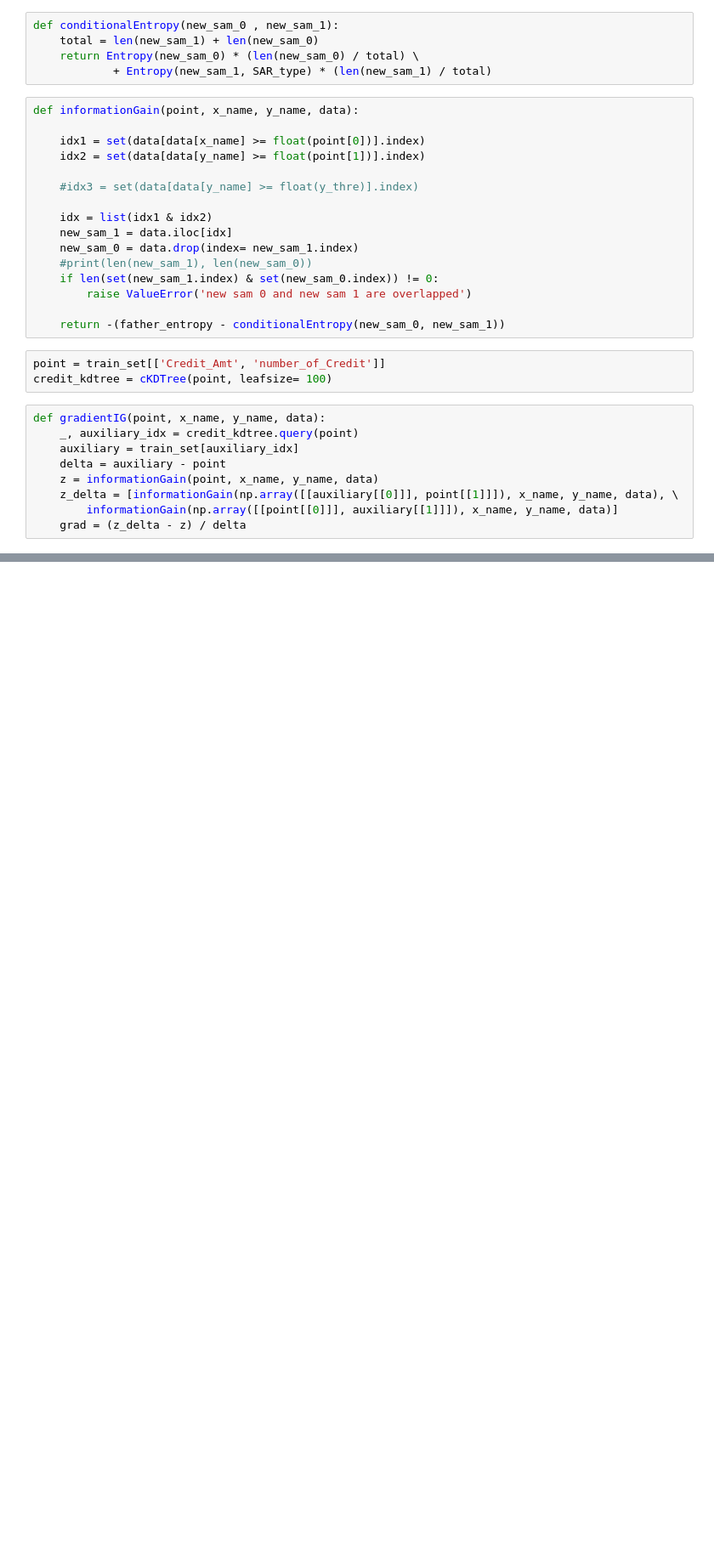
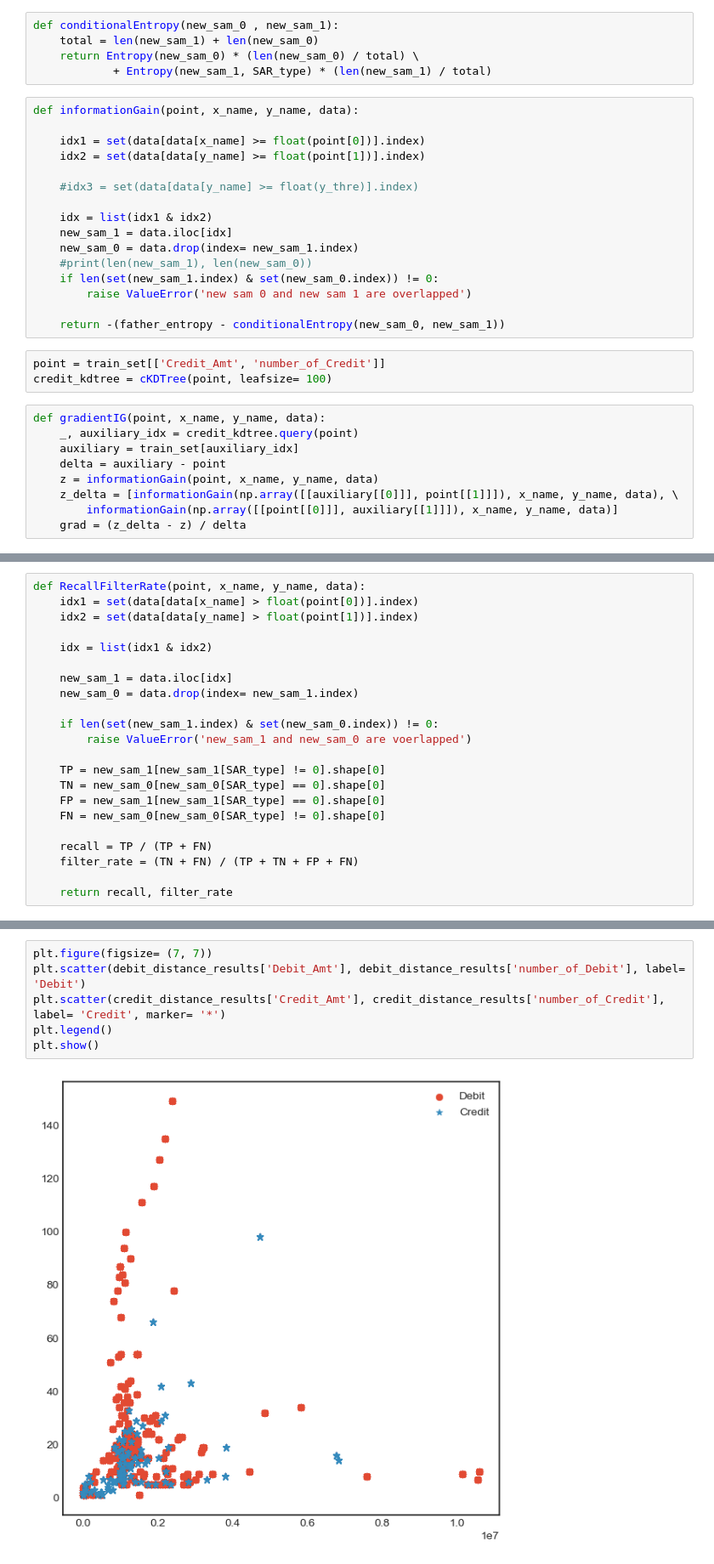
Before and after one commit to eason758/MetaEdge, a Jupyter notebook: code_review.ipynb, the cells around one changed output, grey strips where cells are left out. Shown: that part at 85% size. Saved outputs shown, nothing was run; the diff lists cells and outputs as text; blank space fills up the shorter version.

```diff
--- a/code_review.ipynb
+++ b/code_review.ipynb
@@ -292,0 +361,22 @@ def gradientIG(point, x_name, y_name, data):
+# %%
+def RecallFilterRate(point, x_name, y_name, data):
+    idx1 = set(data[data[x_name] > float(point[0])].index)
+    idx2 = set(data[data[y_name] > float(point[1])].index)
+
+    idx = list(idx1 & idx2)
+
+    new_sam_1 = data.iloc[idx]
+    new_sam_0 = data.drop(index= new_sam_1.index)
+
+    if len(set(new_sam_1.index) & set(new_sam_0.index)) != 0:
+        raise ValueError('new_sam_1 and new_sam_0 are voerlapped')
+
+    TP = new_sam_1[new_sam_1[SAR_type] != 0].shape[0]
+    TN = new_sam_0[new_sam_0[SAR_type] == 0].shape[0]
+    FP = new_sam_1[new_sam_1[SAR_type] == 0].shape[0]
+    FN = new_sam_0[new_sam_0[SAR_type] != 0].shape[0]
+
+    recall = TP / (TP + FN)
+    filter_rate = (TN + FN) / (TP + TN + FP + FN)
+
+    return recall, filter_rate
@@ -292,0 +468,8 @@ def gradientIG(point, x_name, y_name, data):
+# %%
+plt.figure(figsize= (7, 7))
+plt.scatter(debit_distance_results['Debit_Amt'], debit_distance_results['number_of_Debit'], label= 'Debit')
+plt.scatter(credit_distance_results['Credit_Amt'], credit_distance_results['number_of_Credit'], label= 'Credit', marker= '*')
+plt.legend()
+plt.show()
+# %% [output]
+[figure, added]
```
Also changed, not shown: parts of 19 cells of this notebook, 16 other files.
